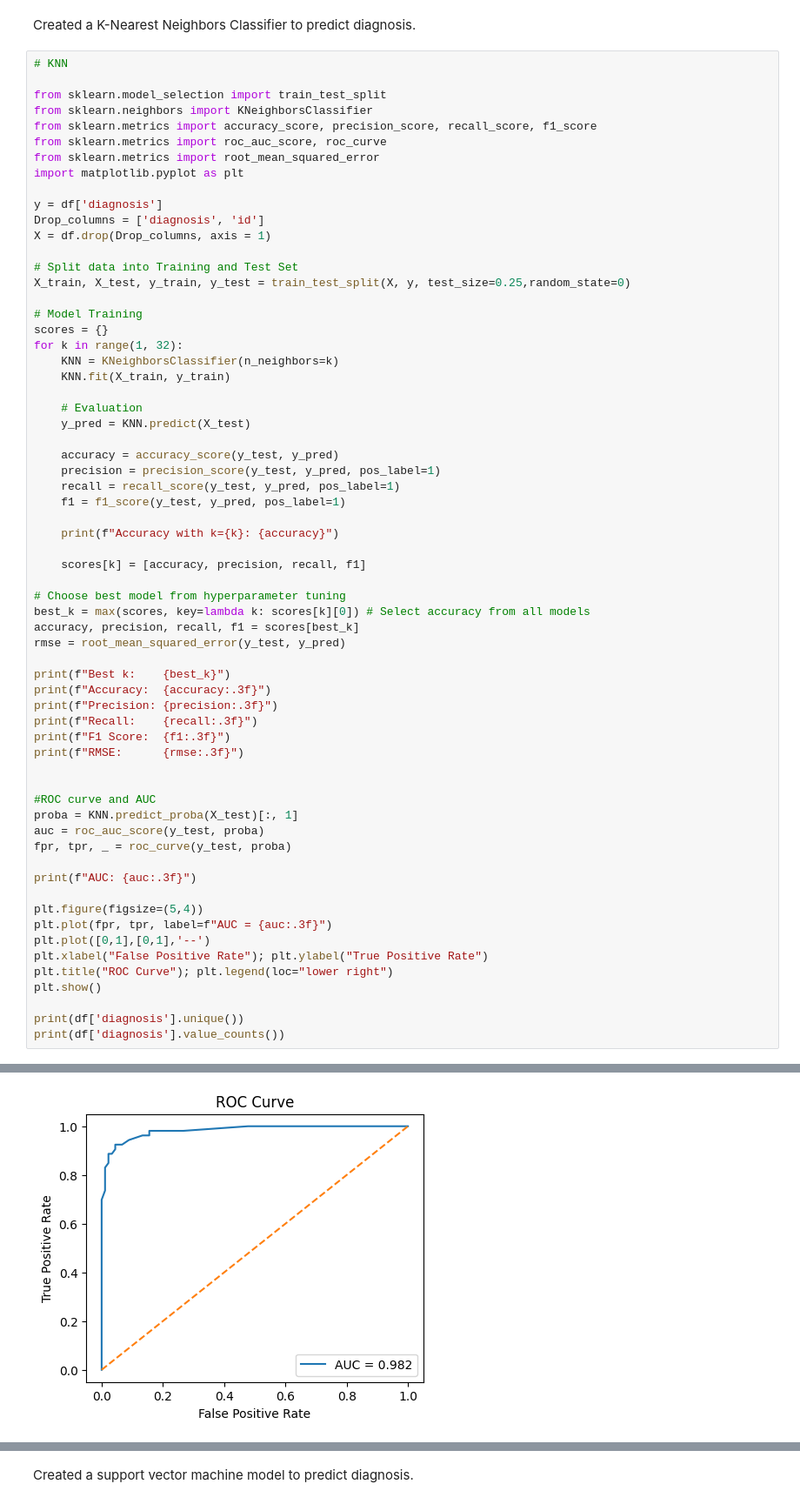
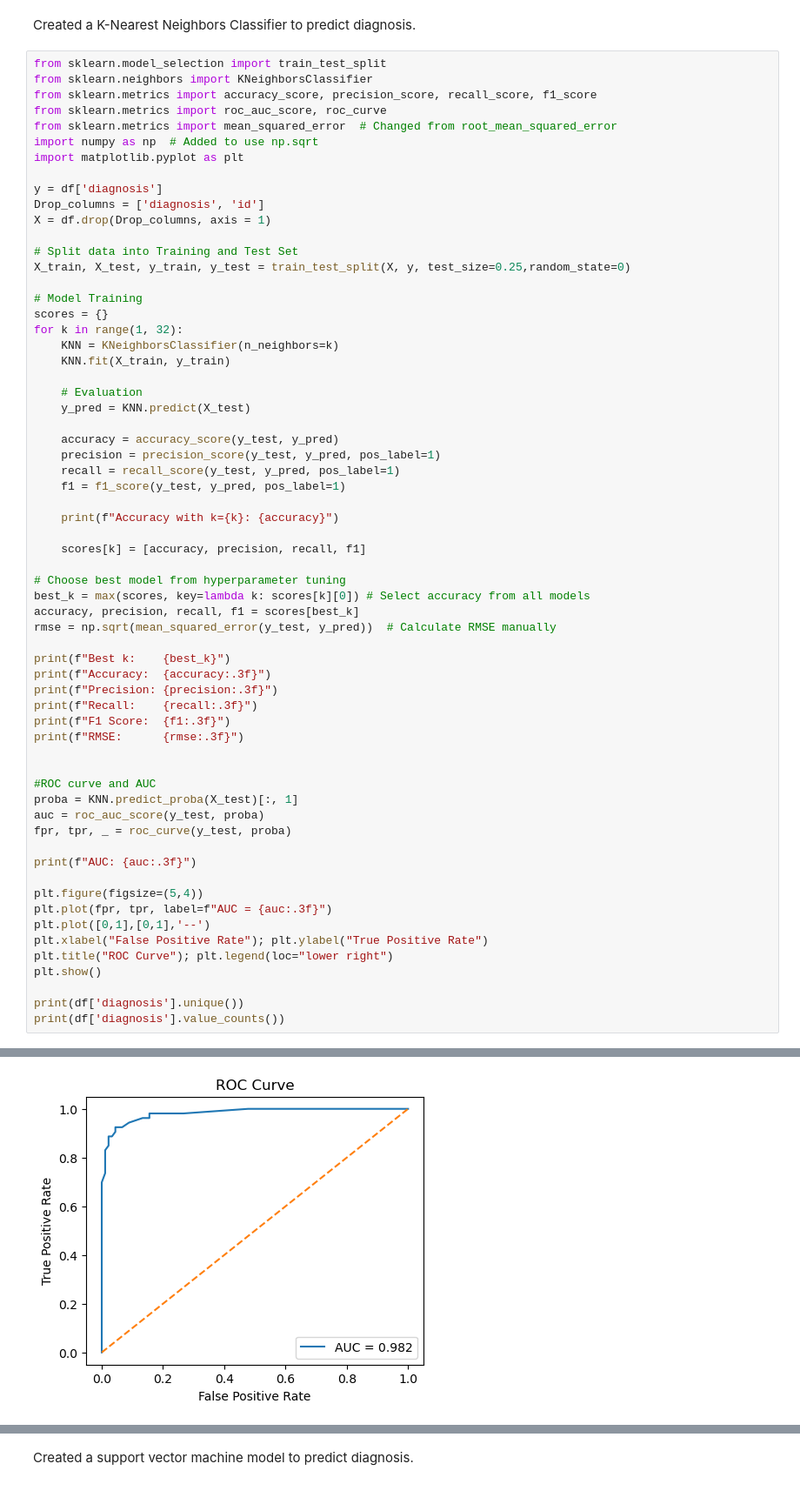
Before and after one commit to Nexus1801/ds502_project, a Jupyter notebook: ds502project.ipynb, the cells around one changed output, grey strips where cells are left out. Shown at 87% size. Drawn from its saved outputs; the diff is of its cells as text.

```diff
--- a/ds502project.ipynb
+++ b/ds502project.ipynb
@@ -137,13 +137,12 @@ print(feature_importances)
 # %% [markdown]
 Created a K-Nearest Neighbors Classifier to predict diagnosis.
 # %%
-# KNN
-
 from sklearn.model_selection import train_test_split
 from sklearn.neighbors import KNeighborsClassifier
 from sklearn.metrics import accuracy_score, precision_score, recall_score, f1_score
 from sklearn.metrics import roc_auc_score, roc_curve
-from sklearn.metrics import root_mean_squared_error
+from sklearn.metrics import mean_squared_error  # Changed from root_mean_squared_error
+import numpy as np  # Added to use np.sqrt
 import matplotlib.pyplot as plt
 
 y = df['diagnosis']
@@ -174,7 +173,7 @@ for k in range(1, 32):
 # Choose best model from hyperparameter tuning
 best_k = max(scores, key=lambda k: scores[k][0]) # Select accuracy from all models
 accuracy, precision, recall, f1 = scores[best_k]
-rmse = root_mean_squared_error(y_test, y_pred)
+rmse = np.sqrt(mean_squared_error(y_test, y_pred))  # Calculate RMSE manually
 
 print(f"Best k:    {best_k}")
 print(f"Accuracy:  {accuracy:.3f}")
@@ -191,34 +190,34 @@ fpr, tpr, _ = roc_curve(y_test, proba)
 
 print(f"AUC: {auc:.3f}")
 
 plt.figure(figsize=(5,4))
 plt.plot(fpr, tpr, label=f"AUC = {auc:.3f}")
 plt.plot([0,1],[0,1],'--')
 plt.xlabel("False Positive Rate"); plt.ylabel("True Positive Rate")
 plt.title("ROC Curve"); plt.legend(loc="lower right")
 plt.show()
 
 print(df['diagnosis'].unique())
 print(df['diagnosis'].value_counts())
 # %% [output]
 Accuracy with k=1: 0.916083916083916
 Accuracy with k=2: 0.9370629370629371
 Accuracy with k=3: 0.9230769230769231
 Accuracy with k=4: 0.9370629370629371
 Accuracy with k=5: 0.9370629370629371
 Accuracy with k=6: 0.951048951048951
 Accuracy with k=7: 0.9440559440559441
 Accuracy with k=8: 0.958041958041958
 Accuracy with k=9: 0.958041958041958
 Accuracy with k=10: 0.958041958041958
 Accuracy with k=11: 0.958041958041958
 Accuracy with k=12: 0.958041958041958
 ... (22 lines left out)
 Recall:    0.925
 F1 Score:  0.942
 RMSE:      0.251
 AUC: 0.982
-[figure, old version]
+[figure, new version]
 [1 0]
 diagnosis
 0    357
```
Also changed, not shown: parts of 2 cells of this notebook.
